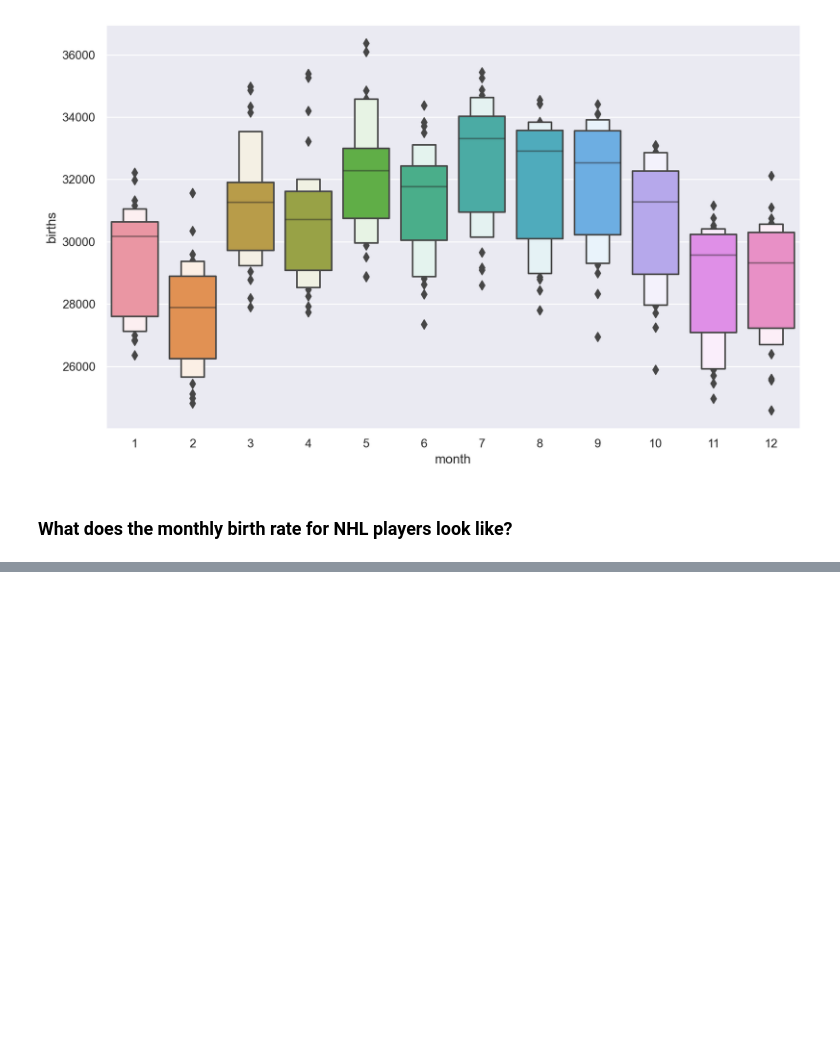
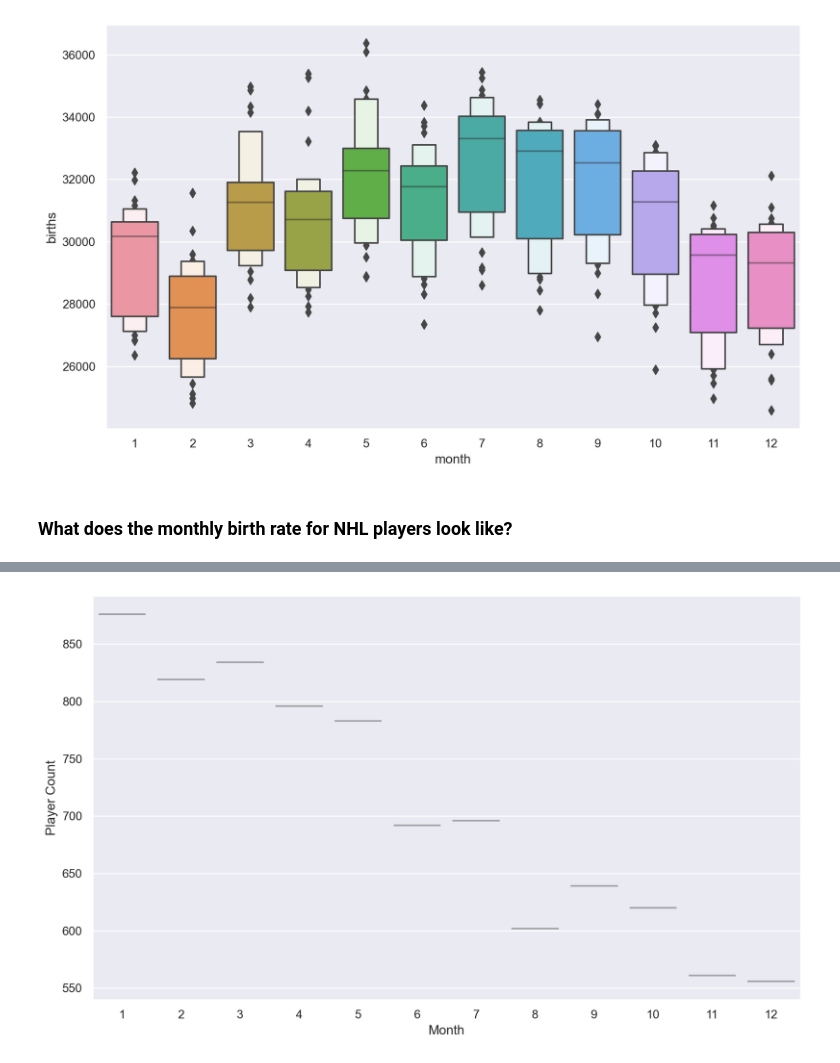
Before and after one commit to jbwhit/tidytuesday005, a Jupyter notebook: nbs/00_core.ipynb, the cells around one changed output, grey strips where cells are left out. Drawn from its saved outputs; the diff is of its cells as text; code cells hidden in the pictures; blank space fills up the shorter version.

```diff
--- a/nbs/00_core.ipynb
+++ b/nbs/00_core.ipynb
@@ -210,0 +205,18 @@ Name: player_id, dtype: float64
+# %%
+month_counts = clean_nhl_player_births["birth_month"].value_counts().sort_index()
+# %%
+month_counts
+
+# Create a DataFrame for plotting
+plot_data = pd.DataFrame(
+    {"Month": month_counts.index, "Player Count": month_counts.values}
+)
+
+# Create the boxenplot
+# %%
+fig, ax = plt.subplots(figsize=(10, 6))
+fig.patch.set_facecolor("w")
+sns.boxenplot(x="Month", y="Player Count", data=plot_data, ax=ax)
+# ax.xaxis.set_major_formatter(dollar_formatter)
+fig.tight_layout()
+# %% [output]
@@ -211,2 +224,3 @@ Name: player_id, dtype: float64
+[figure, added]
 # %%
 fig, ax = plt.subplots(figsize=(10, 6))
```
Also changed, not shown: parts of 42 cells of this notebook, 1 other file.
